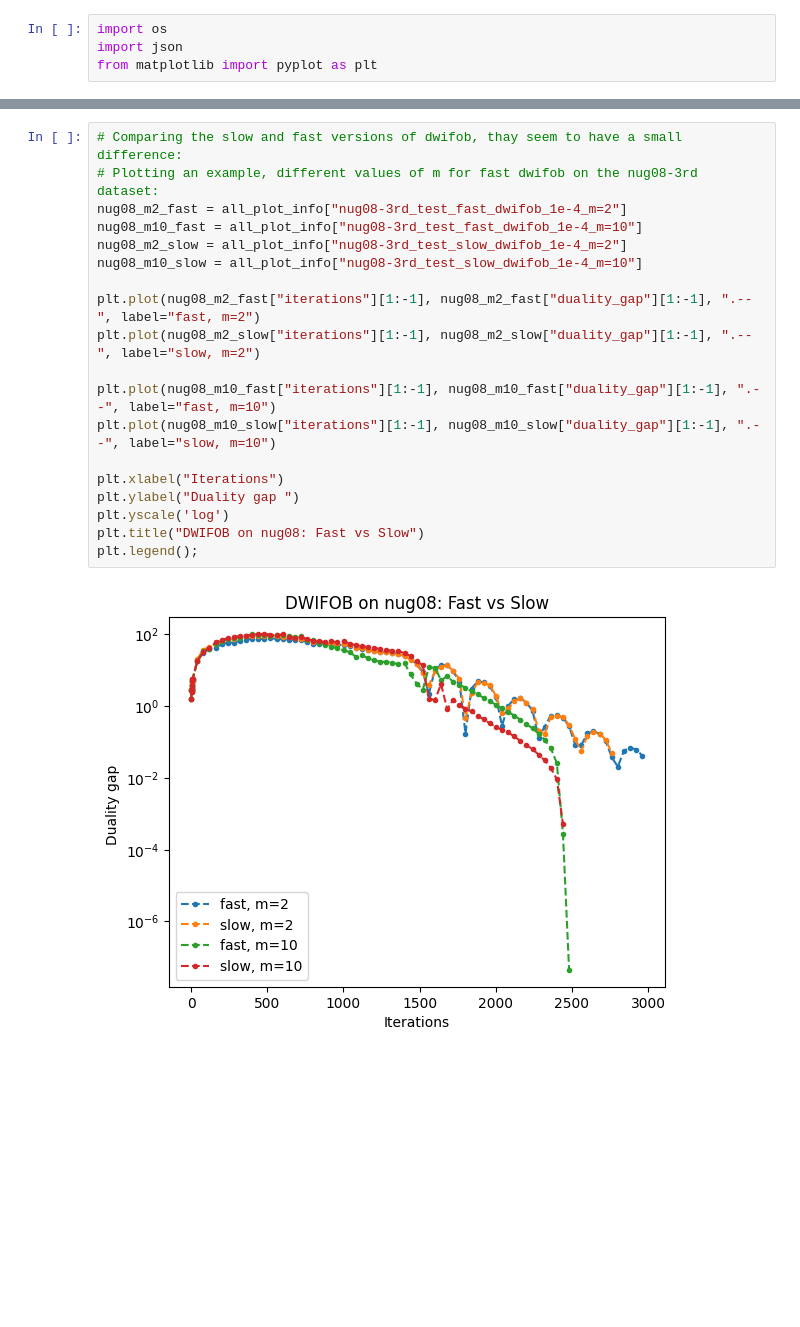
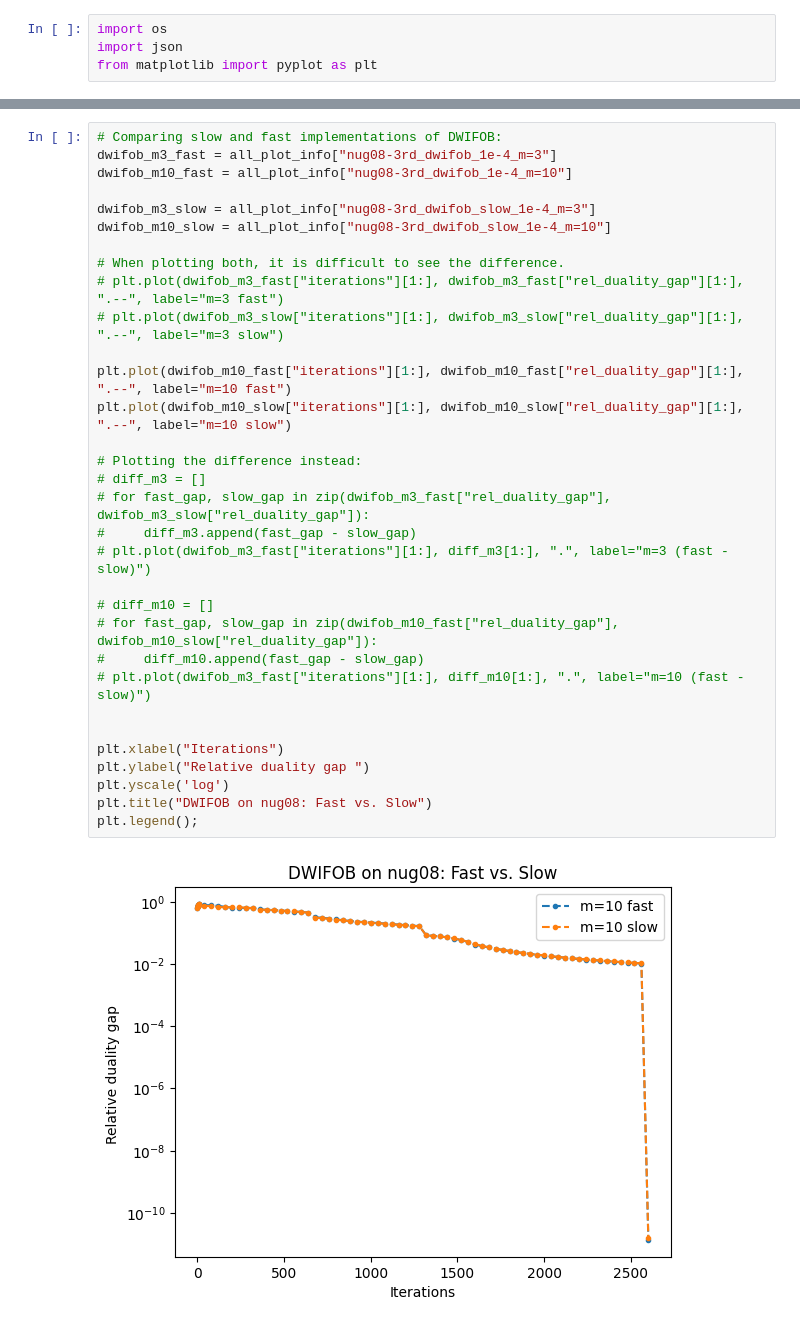
Before and after one commit to TheodorAT/MasterThesis, a Jupyter notebook: scripts/plot_convergences.ipynb, the cells around one changed output, grey strips where cells are left out. Cells and saved outputs as stored; diff of their text form; blank space fills up the shorter version.

```diff
--- a/scripts/plot_convergences.ipynb
+++ b/scripts/plot_convergences.ipynb
@@ -55,21 +111,34 @@ plt.legend();
 # %%
-# Comparing the slow and fast versions of dwifob, thay seem to have a small difference:
-# Plotting an example, different values of m for fast dwifob on the nug08-3rd dataset:
-nug08_m2_fast = all_plot_info["nug08-3rd_test_fast_dwifob_1e-4_m=2"]
-nug08_m10_fast = all_plot_info["nug08-3rd_test_fast_dwifob_1e-4_m=10"]
-nug08_m2_slow = all_plot_info["nug08-3rd_test_slow_dwifob_1e-4_m=2"]
-nug08_m10_slow = all_plot_info["nug08-3rd_test_slow_dwifob_1e-4_m=10"]
+# Comparing slow and fast implementations of DWIFOB:
+dwifob_m3_fast = all_plot_info["nug08-3rd_dwifob_1e-4_m=3"]
+dwifob_m10_fast = all_plot_info["nug08-3rd_dwifob_1e-4_m=10"]
 
-plt.plot(nug08_m2_fast["iterations"][1:-1], nug08_m2_fast["duality_gap"][1:-1], ".--", label="fast, m=2")
-plt.plot(nug08_m2_slow["iterations"][1:-1], nug08_m2_slow["duality_gap"][1:-1], ".--", label="slow, m=2")
+dwifob_m3_slow = all_plot_info["nug08-3rd_dwifob_slow_1e-4_m=3"]
+dwifob_m10_slow = all_plot_info["nug08-3rd_dwifob_slow_1e-4_m=10"]
 
-plt.plot(nug08_m10_fast["iterations"][1:-1], nug08_m10_fast["duality_gap"][1:-1], ".--", label="fast, m=10")
-plt.plot(nug08_m10_slow["iterations"][1:-1], nug08_m10_slow["duality_gap"][1:-1], ".--", label="slow, m=10")
+# When plotting both, it is difficult to see the difference.
+# plt.plot(dwifob_m3_fast["iterations"][1:], dwifob_m3_fast["rel_duality_gap"][1:], ".--", label="m=3 fast")
+# plt.plot(dwifob_m3_slow["iterations"][1:], dwifob_m3_slow["rel_duality_gap"][1:], ".--", label="m=3 slow")
+
+plt.plot(dwifob_m10_fast["iterations"][1:], dwifob_m10_fast["rel_duality_gap"][1:], ".--", label="m=10 fast")
+plt.plot(dwifob_m10_slow["iterations"][1:], dwifob_m10_slow["rel_duality_gap"][1:], ".--", label="m=10 slow")
+
+# Plotting the difference instead:
+# diff_m3 = []
+# for fast_gap, slow_gap in zip(dwifob_m3_fast["rel_duality_gap"], dwifob_m3_slow["rel_duality_gap"]):
+#     diff_m3.append(fast_gap - slow_gap)
+# plt.plot(dwifob_m3_fast["iterations"][1:], diff_m3[1:], ".", label="m=3 (fast - slow)")
+
+# diff_m10 = []
+# for fast_gap, slow_gap in zip(dwifob_m10_fast["rel_duality_gap"], dwifob_m10_slow["rel_duality_gap"]):
+#     diff_m10.append(fast_gap - slow_gap)
+# plt.plot(dwifob_m3_fast["iterations"][1:], diff_m10[1:], ".", label="m=10 (fast - slow)")
+
 
 plt.xlabel("Iterations")
-plt.ylabel("Duality gap ")
+plt.ylabel("Relative duality gap ")
 plt.yscale('log')
-plt.title("DWIFOB on nug08: Fast vs Slow")
+plt.title("DWIFOB on nug08: Fast vs. Slow")
 plt.legend();
 # %% [output]
-[figure, old version]
+[figure, new version]
```
Also changed, not shown: parts of 6 cells of this notebook, 4 other files.
